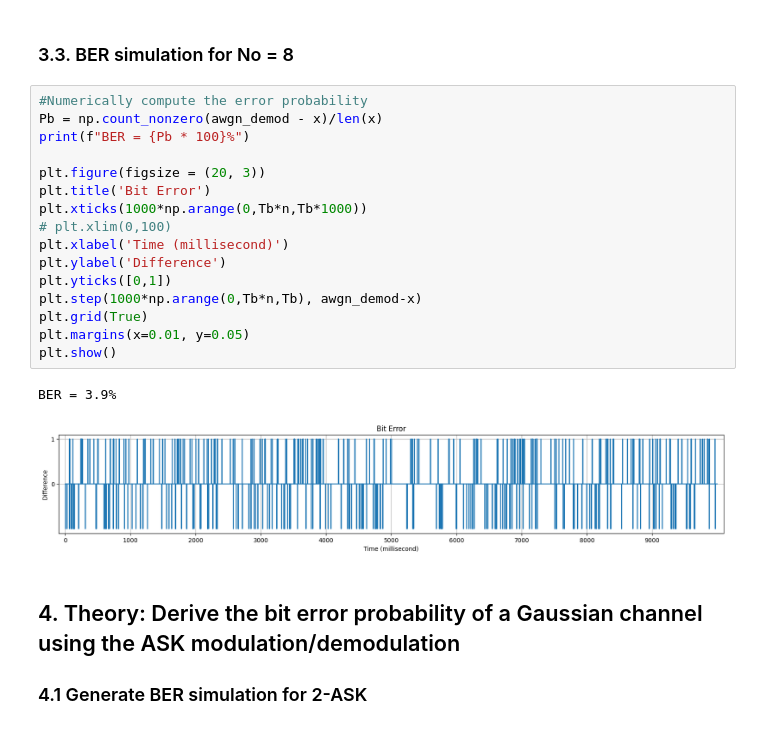
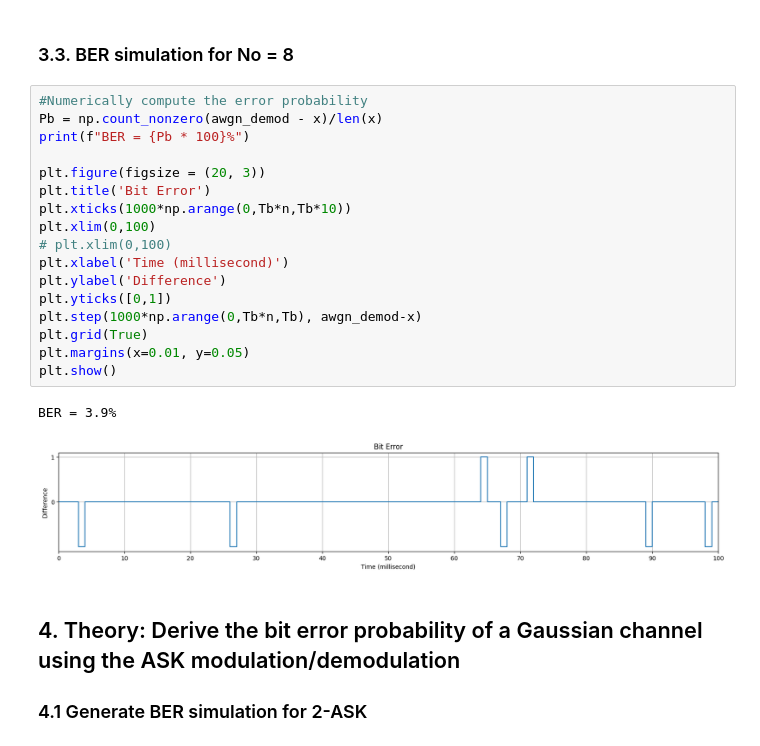
Before and after one commit to lightningdhna/KTTT, a Jupyter notebook: ASK.ipynb, the cells around one changed output. Drawn from its saved outputs; the diff is of its cells as text.

```diff
--- a/ASK.ipynb
+++ b/ASK.ipynb
@@ -179,22 +179,23 @@ plt.show()
 # %%
 #Numerically compute the error probability
 Pb = np.count_nonzero(awgn_demod - x)/len(x)
 print(f"BER = {Pb * 100}%")
 
 plt.figure(figsize = (20, 3))
 plt.title('Bit Error')
-plt.xticks(1000*np.arange(0,Tb*n,Tb*1000))
+plt.xticks(1000*np.arange(0,Tb*n,Tb*10))
+plt.xlim(0,100)
 # plt.xlim(0,100)
 plt.xlabel('Time (millisecond)')
 plt.ylabel('Difference')
 plt.yticks([0,1])
 plt.step(1000*np.arange(0,Tb*n,Tb), awgn_demod-x)
 plt.grid(True)
 plt.margins(x=0.01, y=0.05)
 plt.show()
 # %% [output]
 BER = 3.9%
-[figure, old version]
+[figure, new version]
 # %% [markdown]
 ## 4. Theory: Derive the bit error probability of a Gaussian channel using the ASK modulation/demodulation
 ### 4.1 Generate BER simulation for 2-ASK
```
